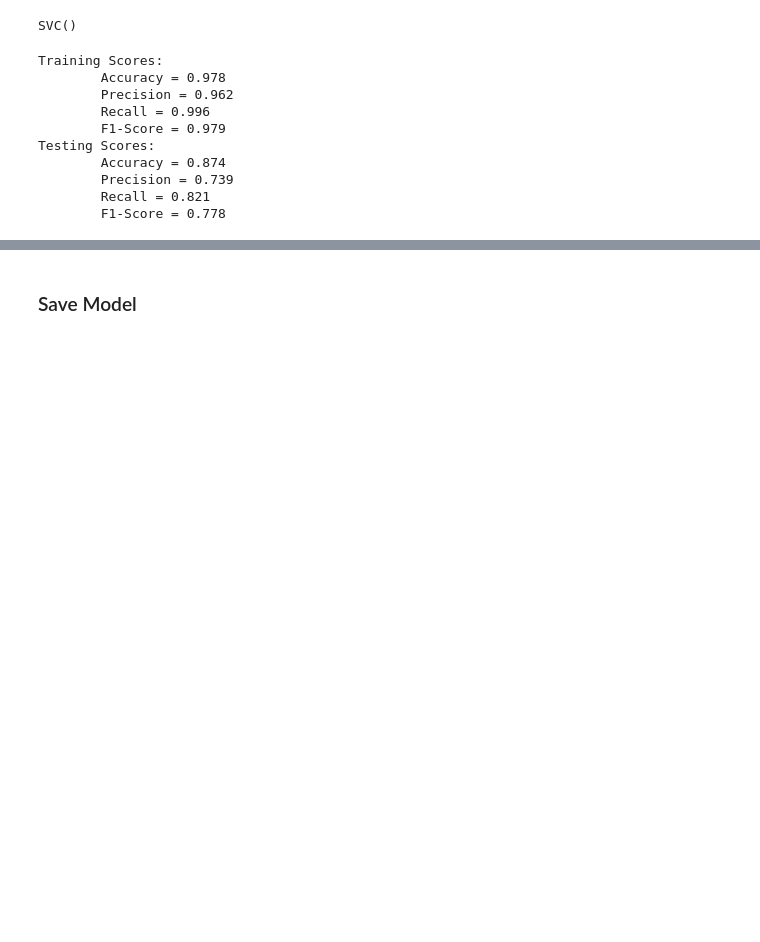
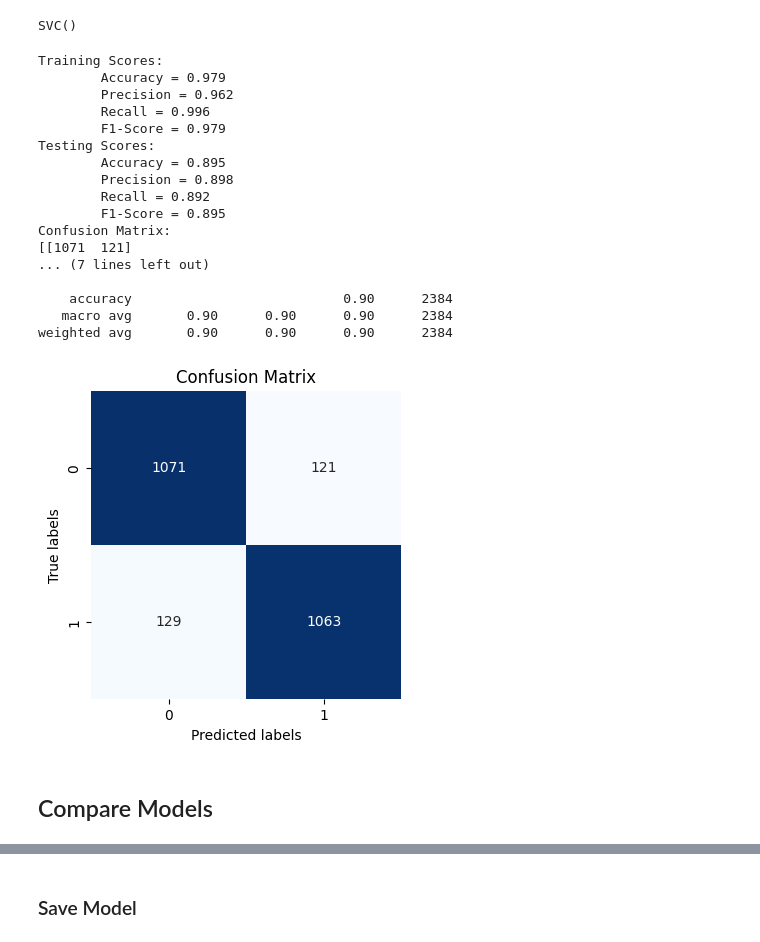
Before and after one commit to SandeepJeewandara/Sentiment_Analyzer, a Jupyter notebook: notebooks/model_building.ipynb, the cells around one changed output, grey strips where cells are left out. Cells and saved outputs as stored; diff of their text form; code cells hidden in the pictures; blank space fills up the shorter version.

```diff
--- a/notebooks/model_building.ipynb
+++ b/notebooks/model_building.ipynb
@@ -512,19 +583,29 @@ SVC()
 # %%
 y_train_pred = svm.predict(vectorized_x_train_smote)
 
-y_test_pred = svm.predict(vectorized_x_test)
+y_test_pred = svm.predict(vectorized_x_test_smote)
 # %%
 training_scores(y_train_smote, y_train_pred)
 
-validation_scores(y_test, y_test_pred)
+validation_scores(y_test_smote, y_test_pred)
 # %% [output]
 Training Scores:
-        Accuracy = 0.978
+        Accuracy = 0.979
         Precision = 0.962
         Recall = 0.996
         F1-Score = 0.979
 Testing Scores:
-        Accuracy = 0.874
-        Precision = 0.739
-        Recall = 0.821
-        F1-Score = 0.778
+        Accuracy = 0.895
+        Precision = 0.898
+        Recall = 0.892
+        F1-Score = 0.895
+Confusion Matrix:
+[[1071  121]
+... (7 lines left out)
+
+    accuracy                           0.90      2384
+   macro avg       0.90      0.90      0.90      2384
+weighted avg       0.90      0.90      0.90      2384
+[figure, added]
+# %% [markdown]
+## Compare Models
```
Also changed, not shown: parts of 23 cells of this notebook, 9 other files.
